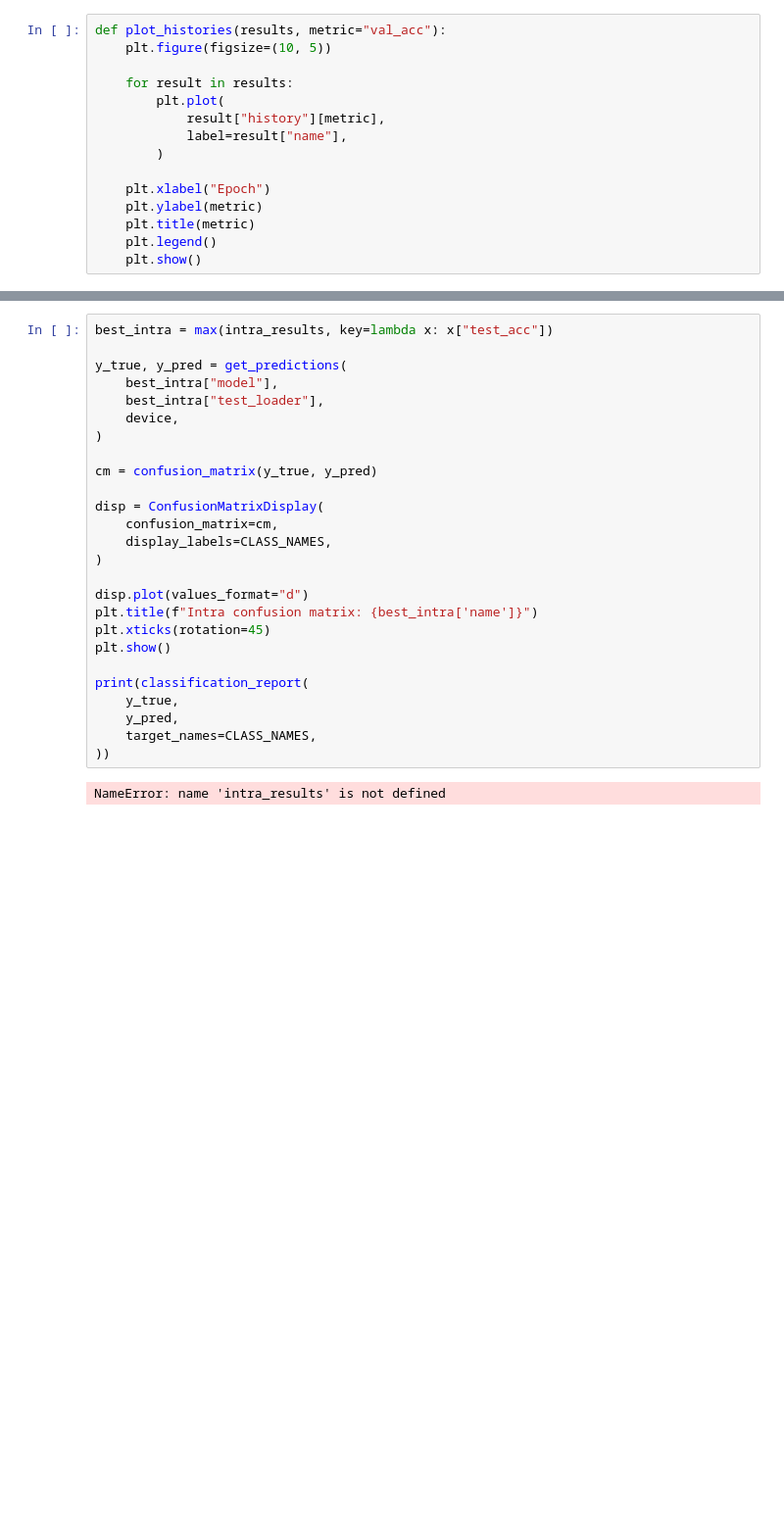
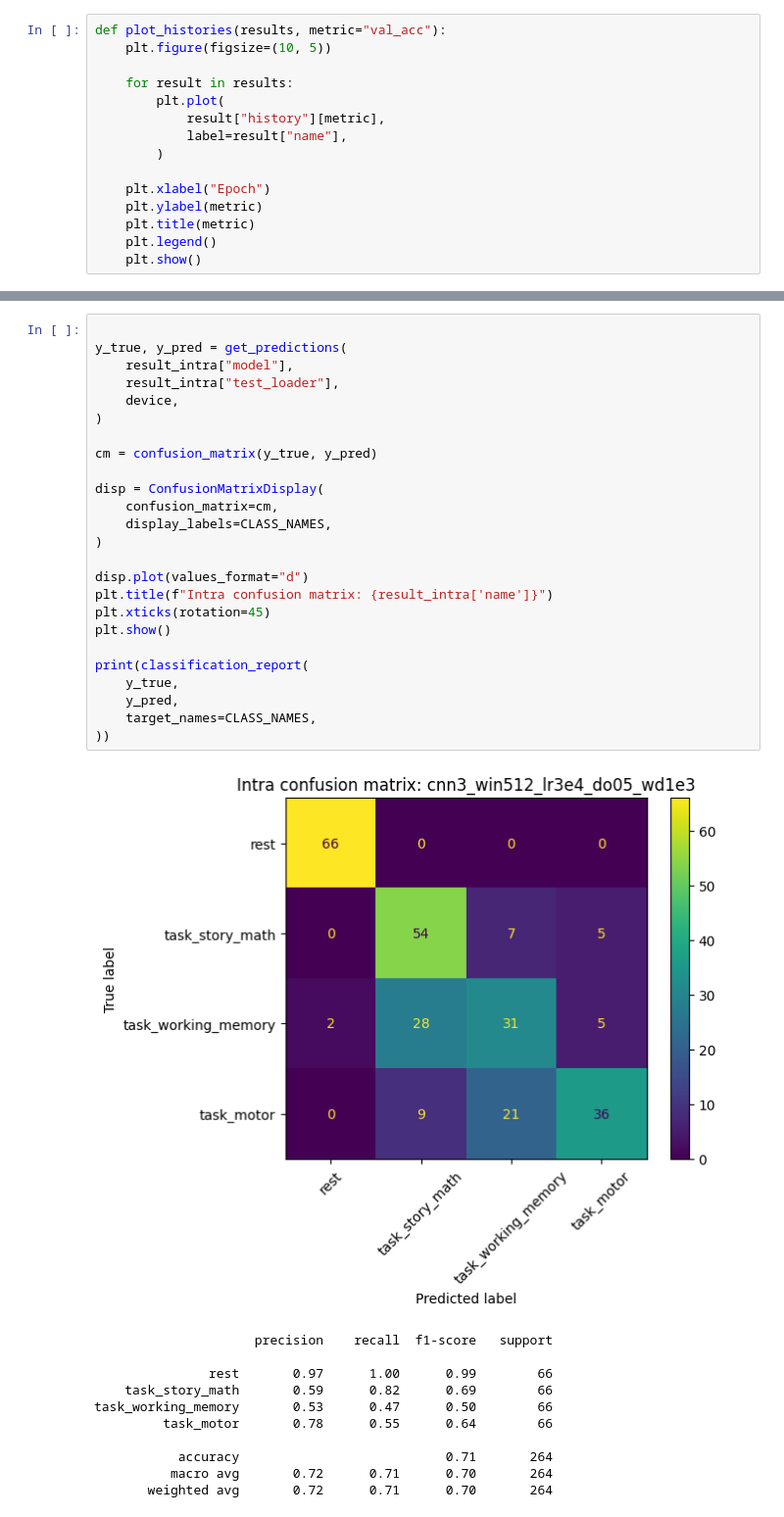
Before and after one commit to Stijnaard/DL_assignment_2, a Jupyter notebook: Stijn_1DCNN.ipynb, the cells around one changed output, grey strips where cells are left out. Shown at 98% size. Cells and saved outputs as stored; diff of their text form; blank space fills up the shorter version.

```diff
--- a/Stijn_1DCNN.ipynb
+++ b/Stijn_1DCNN.ipynb
@@ -1348,29 +767,38 @@ NameError: name 'intra_results' is not defined
 # %%
-best_intra = max(intra_results, key=lambda x: x["test_acc"])
 
 y_true, y_pred = get_predictions(
-    best_intra["model"],
-    best_intra["test_loader"],
+    result_intra["model"],
+    result_intra["test_loader"],
     device,
 )
 
 cm = confusion_matrix(y_true, y_pred)
 
 disp = ConfusionMatrixDisplay(
     confusion_matrix=cm,
     display_labels=CLASS_NAMES,
 )
 
 disp.plot(values_format="d")
-plt.title(f"Intra confusion matrix: {best_intra['name']}")
+plt.title(f"Intra confusion matrix: {result_intra['name']}")
 plt.xticks(rotation=45)
 plt.show()
 
 print(classification_report(
     y_true,
     y_pred,
     target_names=CLASS_NAMES,
 ))
 # %% [output]
+[figure, added]
-NameError: name 'intra_results' is not defined
+                     precision    recall  f1-score   support
+
+               rest       0.97      1.00      0.99        66
+    task_story_math       0.59      0.82      0.69        66
+task_working_memory       0.53      0.47      0.50        66
+         task_motor       0.78      0.55      0.64        66
+
+           accuracy                           0.71       264
+          macro avg       0.72      0.71      0.70       264
+       weighted avg       0.72      0.71      0.70       264
 # %%
```
Also changed, not shown: parts of 11 cells of this notebook, 3 other files.
